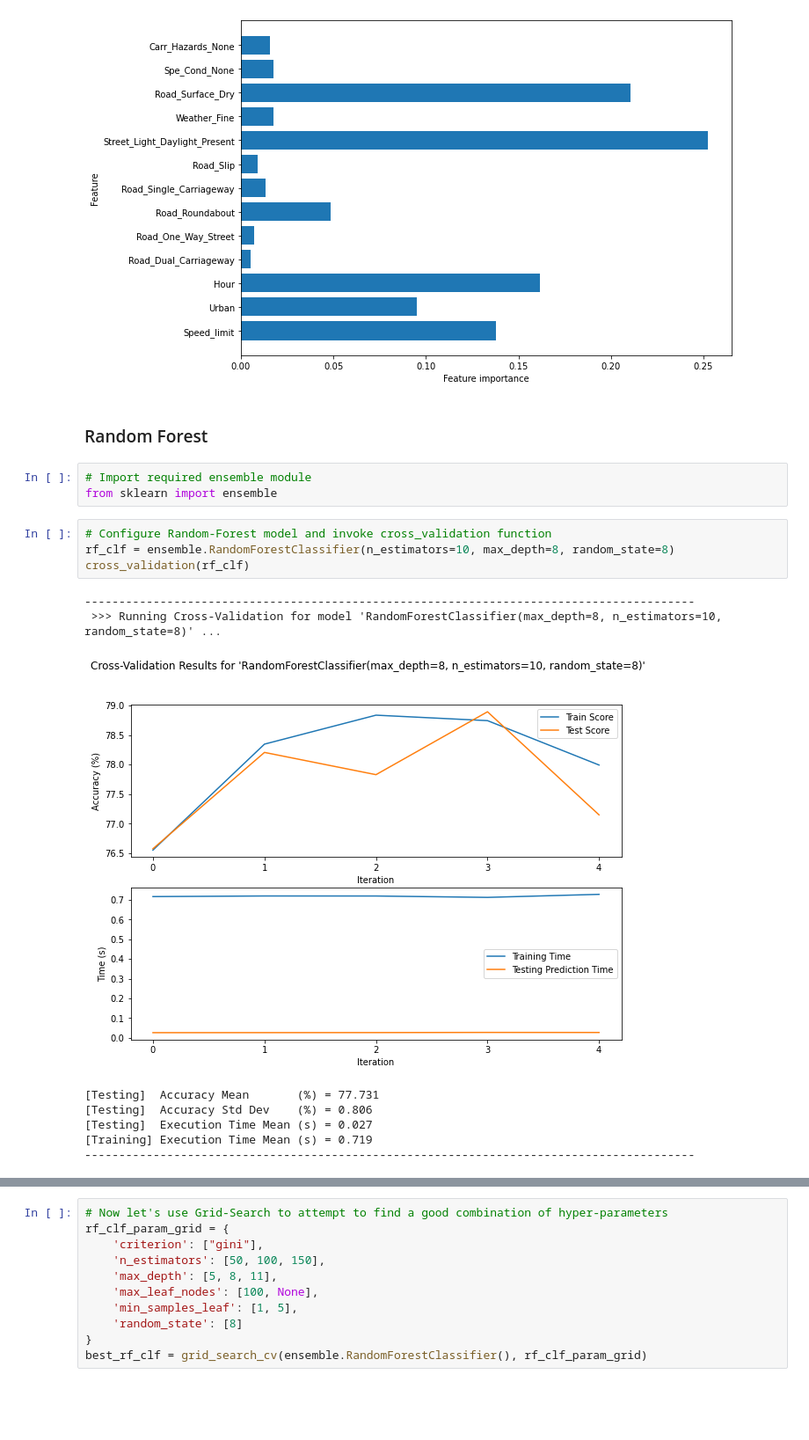
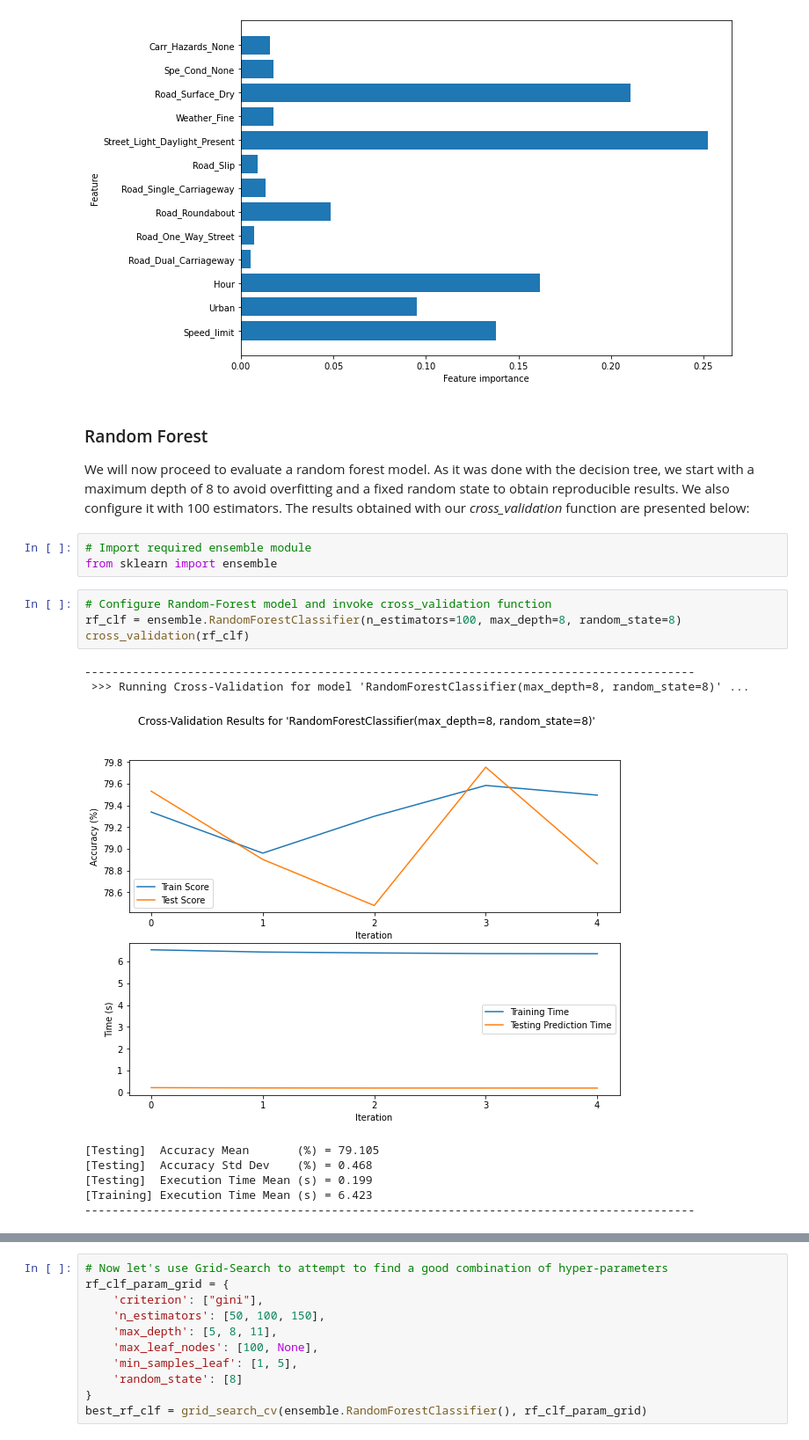
Before and after one commit to agomez08/patrones_inv2, a Jupyter notebook: supervised_learning.ipynb, the cells around one changed output, grey strips where cells are left out. Shown: that part at 88% size. Cells and saved outputs as stored; diff of their text form; blank space fills up the shorter version.

```diff
--- a/supervised_learning.ipynb
+++ b/supervised_learning.ipynb
@@ -574,19 +577,21 @@ plot_feature_importances(best_bt_clf)
 [figure]
 # %% [markdown]
 ### Random Forest
+
+We will now proceed to evaluate a random forest model. As it was done with the decision tree, we start with a maximum depth of 8 to avoid overfitting and a fixed random state to obtain reproducible results. We also configure it with 100 estimators. The results obtained with our *cross_validation* function are presented below:
 # %%
 # Import required ensemble module
 from sklearn import ensemble
 # %%
 # Configure Random-Forest model and invoke cross_validation function
-rf_clf = ensemble.RandomForestClassifier(n_estimators=10, max_depth=8, random_state=8)
+rf_clf = ensemble.RandomForestClassifier(n_estimators=100, max_depth=8, random_state=8)
 cross_validation(rf_clf)
 # %% [output]
 -----------------------------------------------------------------------------------------
- >>> Running Cross-Validation for model 'RandomForestClassifier(max_depth=8, n_estimators=10, random_state=8)' ...
+ >>> Running Cross-Validation for model 'RandomForestClassifier(max_depth=8, random_state=8)' ...
-[figure, old version]
+[figure, new version]
-[Testing]  Accuracy Mean       (%) = 77.731
-[Testing]  Accuracy Std Dev    (%) = 0.806
-[Testing]  Execution Time Mean (s) = 0.027
-[Training] Execution Time Mean (s) = 0.719
+[Testing]  Accuracy Mean       (%) = 79.105
+[Testing]  Accuracy Std Dev    (%) = 0.468
+[Testing]  Execution Time Mean (s) = 0.199
+[Training] Execution Time Mean (s) = 6.423
 -----------------------------------------------------------------------------------------
```
Also changed, not shown: parts of 23 cells of this notebook.
